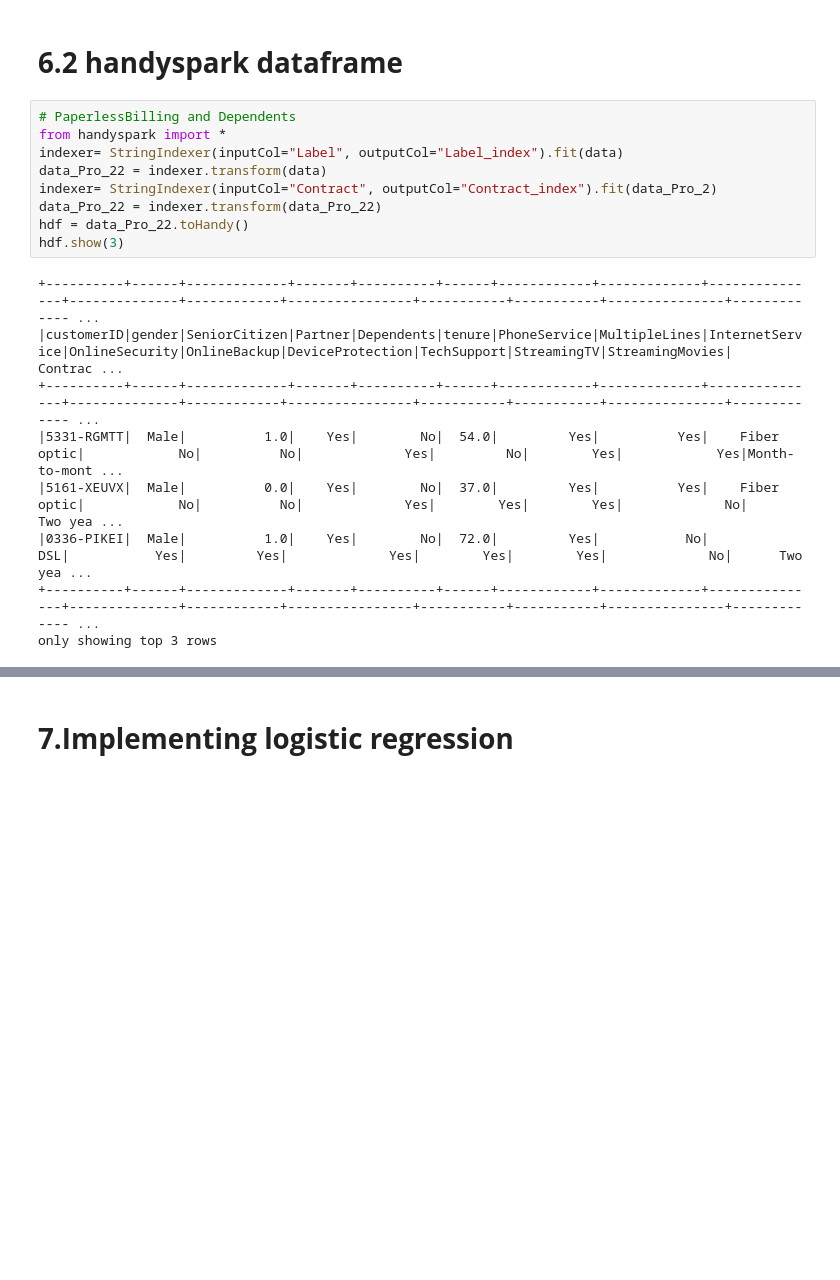
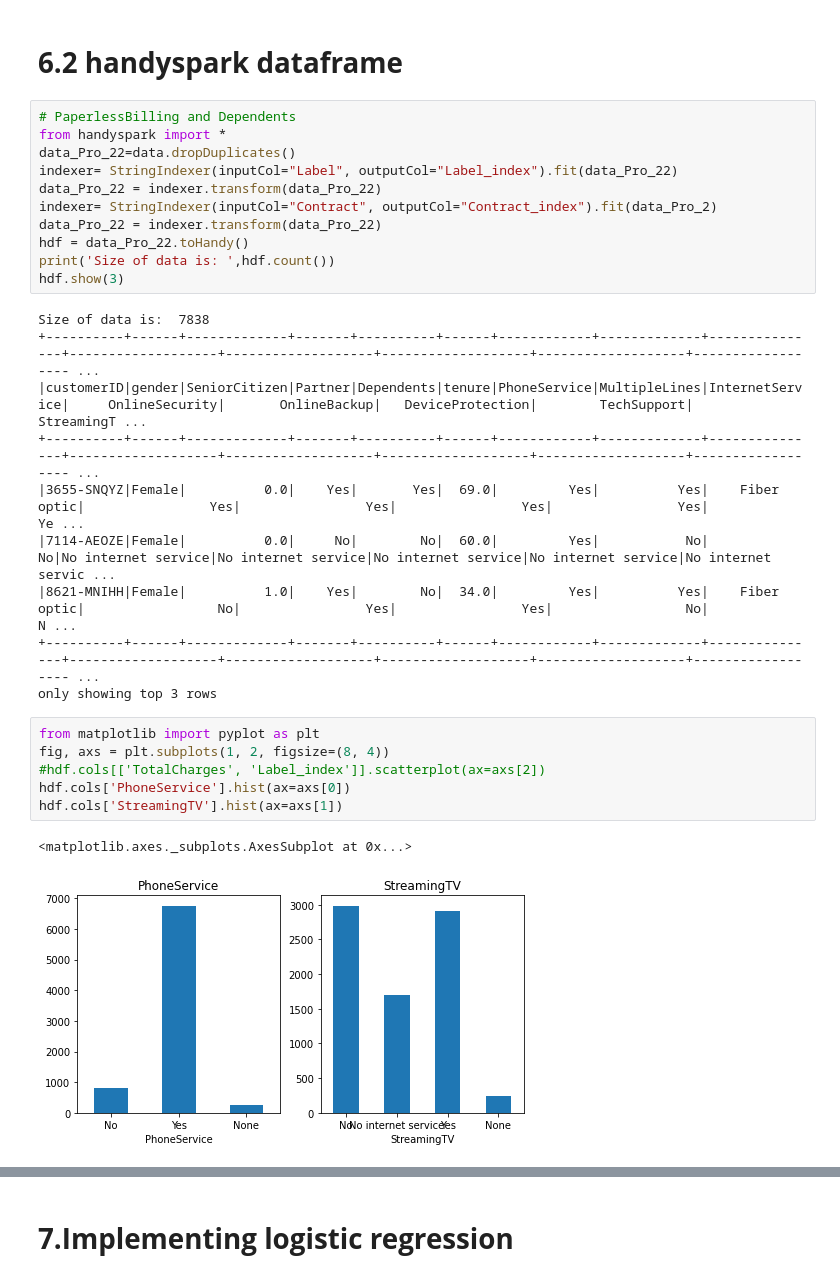
Before and after one commit to mohammadRahimi1993/BigData, a Jupyter notebook: LogisticRegression_BigData.ipynb, the cells around one changed output, grey strips where cells are left out. Drawn from its saved outputs; the diff is of its cells as text; blank space fills up the shorter version.

```diff
--- a/LogisticRegression_BigData.ipynb
+++ b/LogisticRegression_BigData.ipynb
@@ -227,21 +379,33 @@ root
 # %%
 # PaperlessBilling and Dependents
 from handyspark import *
-indexer= StringIndexer(inputCol="Label", outputCol="Label_index").fit(data)
-data_Pro_22 = indexer.transform(data)
+data_Pro_22=data.dropDuplicates()
+indexer= StringIndexer(inputCol="Label", outputCol="Label_index").fit(data_Pro_22)
+data_Pro_22 = indexer.transform(data_Pro_22)
 indexer= StringIndexer(inputCol="Contract", outputCol="Contract_index").fit(data_Pro_2)
 data_Pro_22 = indexer.transform(data_Pro_22)
 hdf = data_Pro_22.toHandy()
+print('Size of data is: ',hdf.count())
 hdf.show(3)
 # %% [output]
-+----------+------+-------------+-------+----------+------+------------+-------------+---------------+--------------+------------+----------------+-----------+-----------+---------------+------------- ...
-|customerID|gender|SeniorCitizen|Partner|Dependents|tenure|PhoneService|MultipleLines|InternetService|OnlineSecurity|OnlineBackup|DeviceProtection|TechSupport|StreamingTV|StreamingMovies|      Contrac ...
-+----------+------+-------------+-------+----------+------+------------+-------------+---------------+--------------+------------+----------------+-----------+-----------+---------------+------------- ...
-|5331-RGMTT|  Male|          1.0|    Yes|        No|  54.0|         Yes|          Yes|    Fiber optic|            No|          No|             Yes|         No|        Yes|            Yes|Month-to-mont ...
-|5161-XEUVX|  Male|          0.0|    Yes|        No|  37.0|         Yes|          Yes|    Fiber optic|            No|          No|             Yes|        Yes|        Yes|             No|      Two yea ...
-|0336-PIKEI|  Male|          1.0|    Yes|        No|  72.0|         Yes|           No|            DSL|           Yes|         Yes|             Yes|        Yes|        Yes|             No|      Two yea ...
-+----------+------+-------------+-------+----------+------+------------+-------------+---------------+--------------+------------+----------------+-----------+-----------+---------------+------------- ...
+Size of data is:  7838
++----------+------+-------------+-------+----------+------+------------+-------------+---------------+-------------------+-------------------+-------------------+-------------------+------------------ ...
+|customerID|gender|SeniorCitizen|Partner|Dependents|tenure|PhoneService|MultipleLines|InternetService|     OnlineSecurity|       OnlineBackup|   DeviceProtection|        TechSupport|        StreamingT ...
++----------+------+-------------+-------+----------+------+------------+-------------+---------------+-------------------+-------------------+-------------------+-------------------+------------------ ...
+|3655-SNQYZ|Female|          0.0|    Yes|       Yes|  69.0|         Yes|          Yes|    Fiber optic|                Yes|                Yes|                Yes|                Yes|                Ye ...
+|7114-AEOZE|Female|          0.0|     No|        No|  60.0|         Yes|           No|             No|No internet service|No internet service|No internet service|No internet service|No internet servic ...
+|8621-MNIHH|Female|          1.0|    Yes|        No|  34.0|         Yes|          Yes|    Fiber optic|                 No|                Yes|                Yes|                 No|                 N ...
++----------+------+-------------+-------+----------+------+------------+-------------+---------------+-------------------+-------------------+-------------------+-------------------+------------------ ...
 only showing top 3 rows
+# %%
+from matplotlib import pyplot as plt
+fig, axs = plt.subplots(1, 2, figsize=(8, 4))
+#hdf.cols[['TotalCharges', 'Label_index']].scatterplot(ax=axs[2])
+hdf.cols['PhoneService'].hist(ax=axs[0])
+hdf.cols['StreamingTV'].hist(ax=axs[1])
+# %% [output]
+<matplotlib.axes._subplots.AxesSubplot at 0x...>
+[figure, added]
 # %%
 #hdf.cols['PhoneService'].value_counts(dropna=False)
 #hdf.cols['Contract'].boxplot(ax=axs[2])
```
Also changed, not shown: parts of 31 cells of this notebook.
